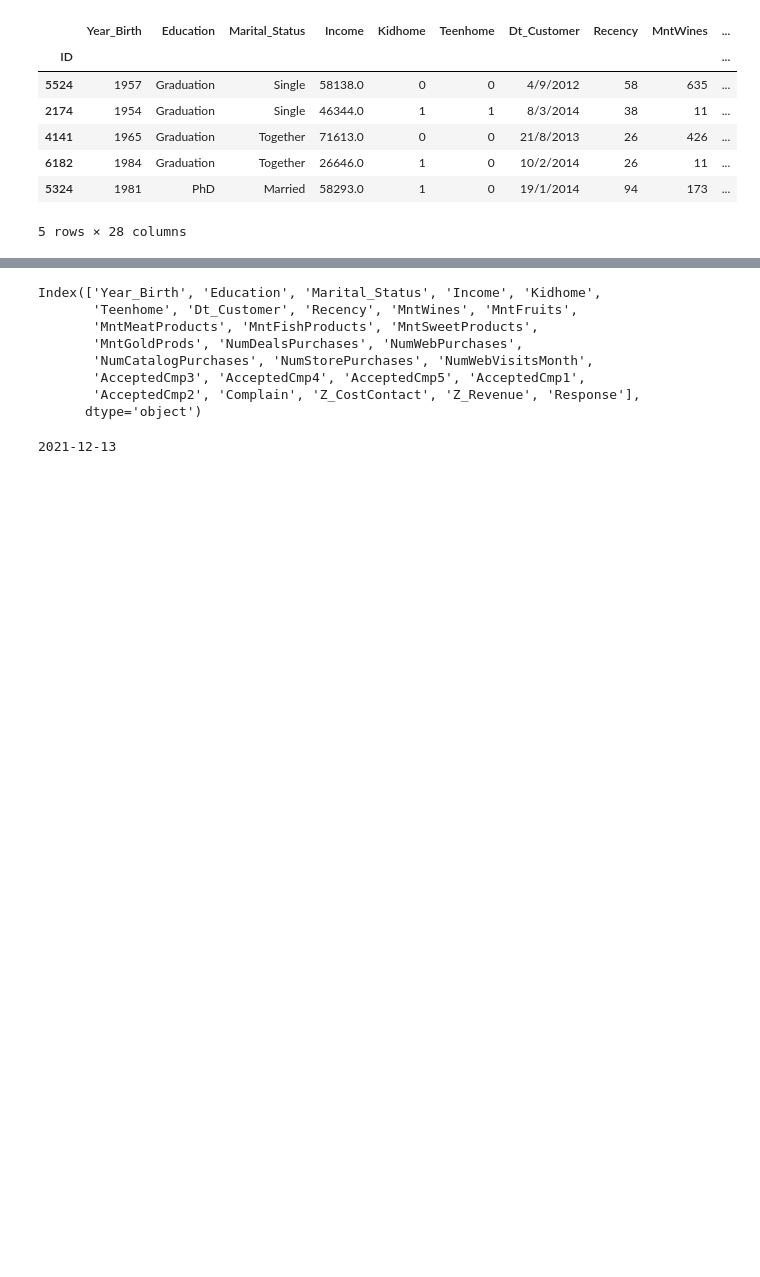
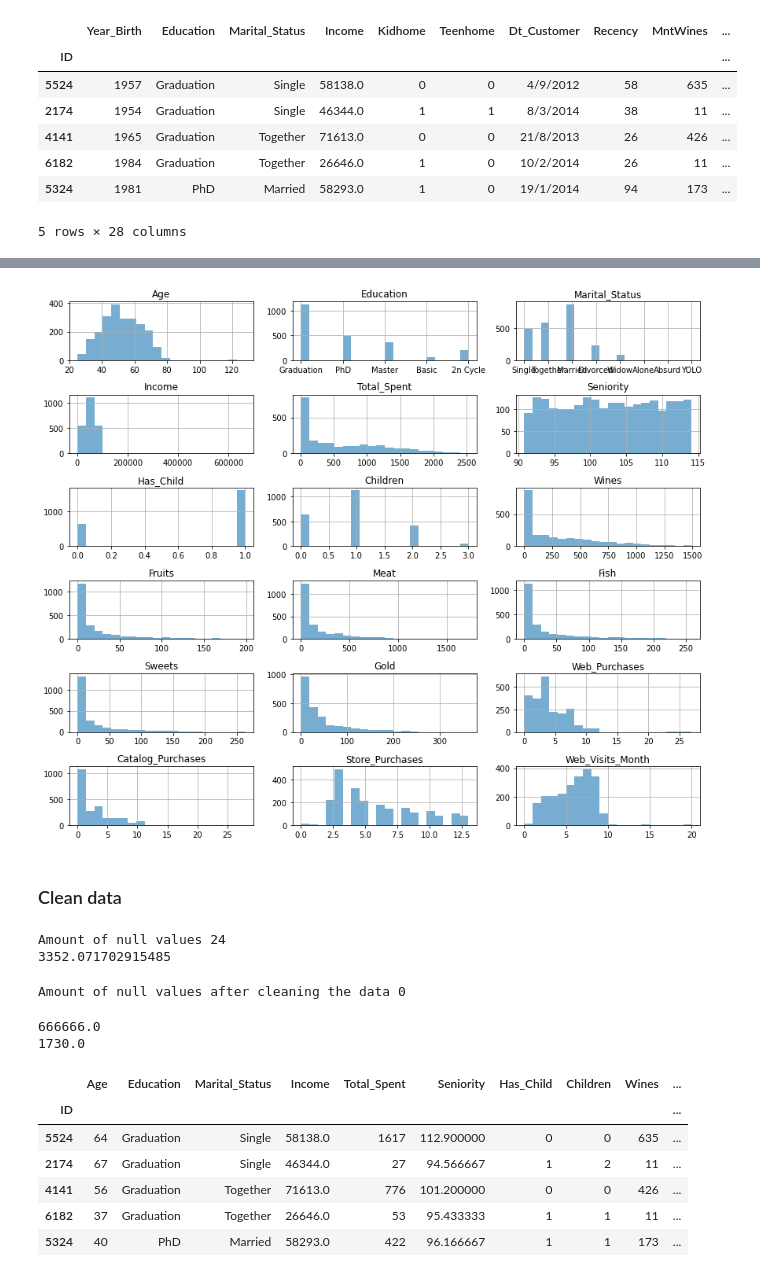
Before and after one commit to AndresGamboaBaldi/DataScience, a Jupyter notebook: CustomerAnalysis_Bustillos_Gamboa_Lopez_Quelali.ipynb, the cells around one changed output, grey strips where cells are left out. Cells and saved outputs as stored; diff of their text form; code cells hidden in the pictures; blank space fills up the shorter version.

Commit message:
Document, refactor and clean code

```diff
--- a/CustomerAnalysis_Bustillos_Gamboa_Lopez_Quelali.ipynb
+++ b/CustomerAnalysis_Bustillos_Gamboa_Lopez_Quelali.ipynb
@@ -36,0 +83,33 @@ data.head()
+# %%
+import math
+def plot_features():
+    columns = data.columns
+    features = len(columns)
+    COLUMNS = 3
+    ROWS = math.ceil(features/COLUMNS)
+
+    fig, axs = plt.subplots(ROWS, COLUMNS, figsize=(12,10))
+
+    for i in range(0, features):
+        current_column = i % COLUMNS
+        current_row = i//COLUMNS
+        # Get the axis where to add the plot
+        ax = axs[current_row, current_column]
+        data[columns[i]].hist(bins=20, ax=ax, alpha=0.6)
+        ax.set_title(columns[i])
+
+    plt.tight_layout()
+# %%
+# Plot features after cleaning the data
+plot_features()
+# %% [output]
+[figure, added]
+# %% [markdown]
+### Clean data
+# %%
+# Check amount of initial null values
+print('Amount of null values',len(data[data.isna().any(axis=1)]))
+print(data.mean().mean())
+# %% [output]
+Amount of null values 24
+3352.071702915485
@@ -36,0 +119,14 @@ data.head()
+# %%
+# Check the amount of null values after cleaning the data
+print('Amount of null values after cleaning the data',len(data[data.isna().any(axis=1)]))
+# %% [output]
+Amount of null values after cleaning the data 0
+# %%
+# Check max and min values in Income column
+my_max = data['Income'].loc[data['Income'].idxmax()]
+print(my_max)
+my_min = data['Income'].loc[data['Income'].idxmin()]
+print(my_min)
+# %% [output]
+666666.0
+1730.0
@@ -37,22 +136,10 @@ data.head()
 # %%
-data.columns
+data.head()
 # %% [output]
-Index(['Year_Birth', 'Education', 'Marital_Status', 'Income', 'Kidhome',
-       'Teenhome', 'Dt_Customer', 'Recency', 'MntWines', 'MntFruits',
-       'MntMeatProducts', 'MntFishProducts', 'MntSweetProducts',
-       'MntGoldProds', 'NumDealsPurchases', 'NumWebPurchases',
-       'NumCatalogPurchases', 'NumStorePurchases', 'NumWebVisitsMonth',
-       'AcceptedCmp3', 'AcceptedCmp4', 'AcceptedCmp5', 'AcceptedCmp1',
-       'AcceptedCmp2', 'Complain', 'Z_CostContact', 'Z_Revenue', 'Response'],
-      dtype='object')
+|  | Age | Education | Marital_Status | Income | Total_Spent | Seniority | Has_Child | Children | Wines | ... |
+| ID |  |  |  |  |  |  |  |  |  | ... |
+| 5524 | 64 | Graduation | Single | 58138.0 | 1617 | 112.900000 | 0 | 0 | 635 | ... |
+| 2174 | 67 | Graduation | Single | 46344.0 | 27 | 94.566667 | 1 | 2 | 11 | ... |
+| 4141 | 56 | Graduation | Together | 71613.0 | 776 | 101.200000 | 0 | 0 | 426 | ... |
+| 6182 | 37 | Graduation | Together | 26646.0 | 53 | 95.433333 | 1 | 1 | 11 | ... |
+| 5324 | 40 | PhD | Married | 58293.0 | 422 | 96.166667 | 1 | 1 | 173 | ... |
-# %%
-#Spending variable creation
-data['Age']=2021-data['Year_Birth']
-
-data['Spending']=data['MntWines']+data['MntFruits']+data['MntMeatProducts']+data['MntFishProducts']+data['MntSweetProducts']+data['MntGoldProds']
-
-#Seniority variable creation
-last_date = date(2021, 12, 13)
-print(last_date)
-# %% [output]
-2021-12-13
```
Also changed, not shown: parts of 22 cells of this notebook.
